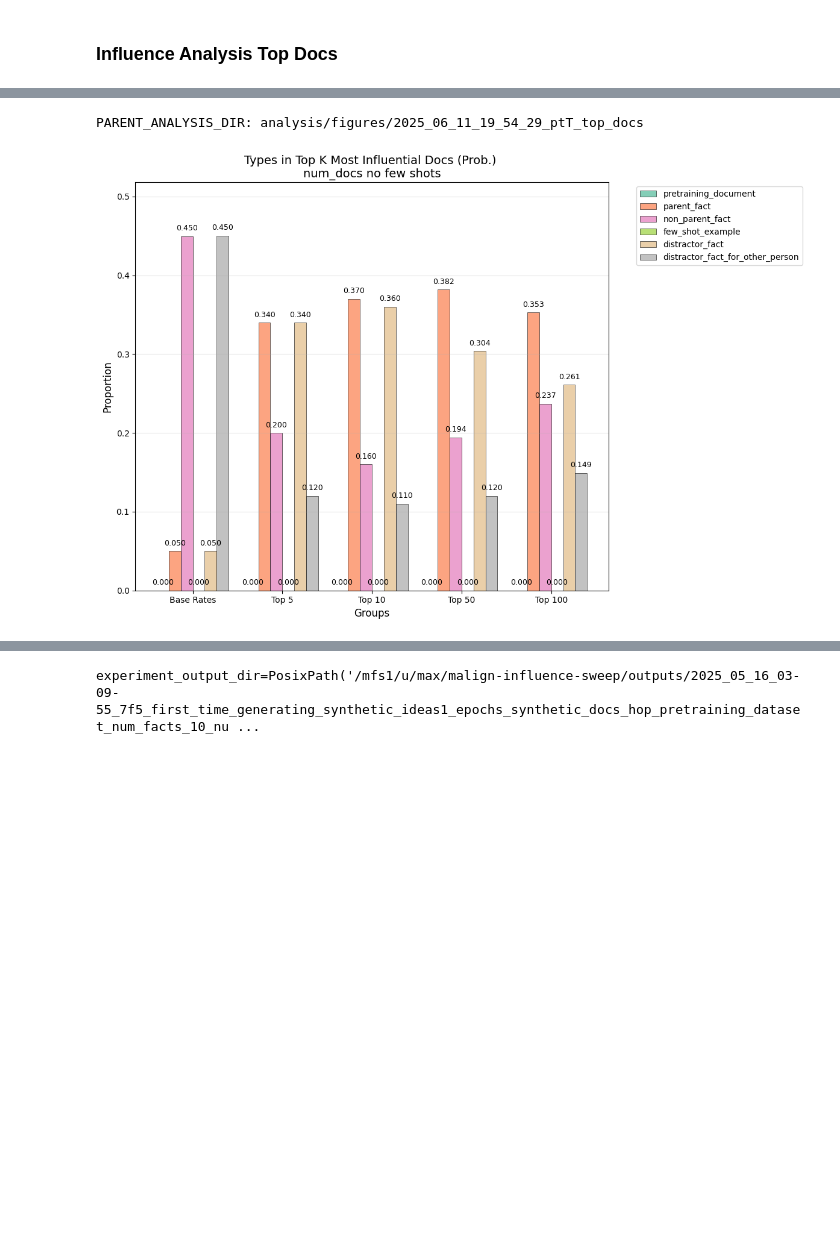
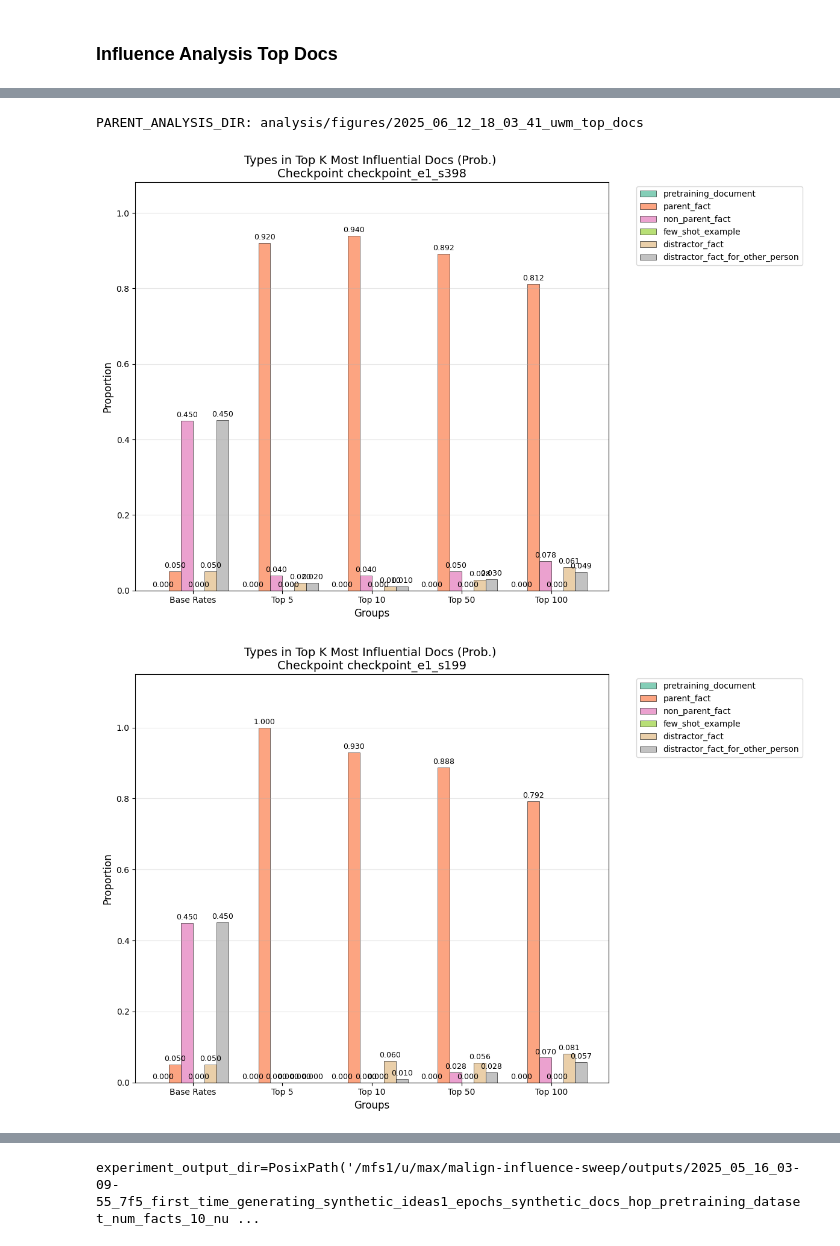
Before and after one commit to levmckinney/malign-influence, a Jupyter notebook: analysis/extractive_structures.ipynb, the cells around one changed output, grey strips where cells are left out. Saved outputs shown, nothing was run; the diff lists cells and outputs as text; code cells hidden in the pictures; blank space fills up the shorter version.

```diff
--- a/analysis/extractive_structures.ipynb
+++ b/analysis/extractive_structures.ipynb
@@ -1299,7 +1296,11 @@ import random
 
 # "jm303kof",
 RUN_IDS = [
-    "cd5817o2"
+ "3sl3zrhd",
+"o0222gi9",
+"08qij08s",
+"qaznhs9s",
+"vyc42k6p",
 ]
 
 RUN_IDS_WITH_BROKEN_TEST_DATASET = [
@@ -1425,34 +1430,35 @@ def filter_number_of_documents(num_docs: int) -> Callable[[InfluenceArgs, Traini
     def filter(args: InfluenceArgs, training_args: TrainingArgs) -> bool:
 
         num_docs_in_training_args =  training_args.synth_types_per_fact * training_args.synth_ideas_per_type * training_args.synth_docs_per_idea
         return num_docs_in_training_args == num_docs
     return filter
 
 groups = []
 
 
 
-groups += [GroupOfExperiments(name=f"num_docs no few shots", experiment_filter= lambda x,y: True)]
+groups += [GroupOfExperiments(name=f"Checkpoint {arg.checkpoint_name}", experiment_filter= lambda x,y,n=arg: x.checkpoint_name == n.checkpoint_name) for arg in [InfluenceArgs.model_validate(log.args) for log in experiment_logs]]
 
 for group in groups:
     for lower_bound_on_query_prob in [None]:
 
         experiment_mask = [group.experiment_filter(InfluenceArgs.model_validate(log.args), TrainingArgs.model_validate(original_log.args)) for log, original_log in zip(experiment_logs, original_experiment_logs)]
         prob_vectors = [probabilities for probabilities, mask in zip(prob_vectors_parent, experiment_mask) if mask]
         scores_dfs = [scores_df for scores_df, mask in zip(scores_df_list, experiment_mask) if mask]
 
         experiment_name_parent = group.name
 
         if not any(experiment_mask):
             print(f"No test datasets found for {group.name}")
             continue
 
 
         analysis_dir = PARENT_ANALYSIS_DIR / experiment_name_parent
         analysis_dir.mkdir(parents=True, exist_ok=True)
 
 
-        plot_proportions_of_types_in_top_k(influence_scores_df=pd.concat(scores_dfs), top_ks=TOP_KS,title= "Types in Top K Most Influential Docs (Prob.) \n" + experiment_name, analysis_dir=analysis_dir, plot_ratio=False)
+        plot_proportions_of_types_in_top_k(influence_scores_df=pd.concat(scores_dfs), top_ks=TOP_KS,title= "Types in Top K Most Influential Docs (Prob.) \n" + experiment_name_parent, analysis_dir=analysis_dir, plot_ratio=False)
 # %% [output]
-PARENT_ANALYSIS_DIR: analysis/figures/2025_06_11_19_54_29_ptT_top_docs
+PARENT_ANALYSIS_DIR: analysis/figures/2025_06_12_18_03_41_uwm_top_docs
-[figure, old version]
+[figure, new version]
+[figure, added]
```
Also changed, not shown: parts of 4 cells of this notebook.
